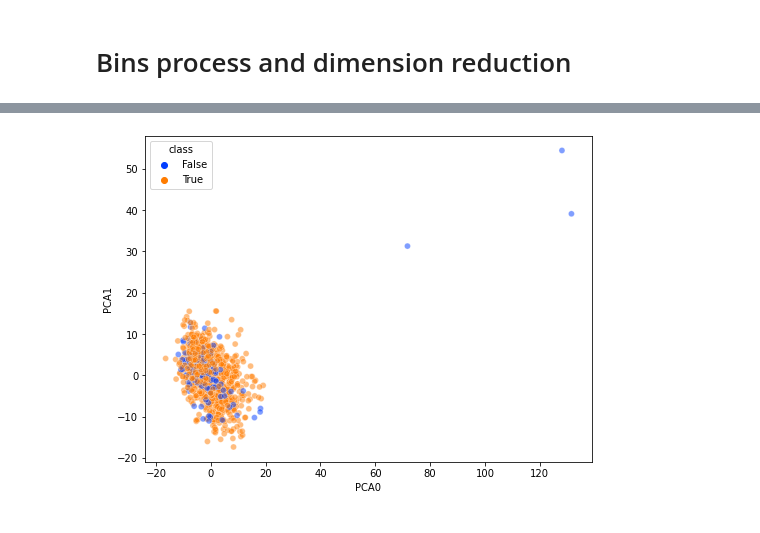
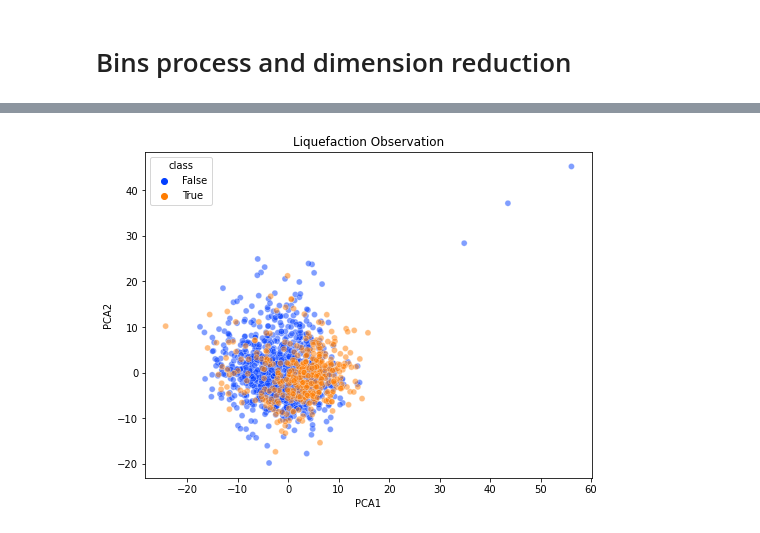
Before and after one commit to chhsiao93/research, a Jupyter notebook: CPT/CPT_profile.ipynb, the cells around one changed output, grey strips where cells are left out. Saved outputs shown, nothing was run; the diff lists cells and outputs as text; code cells hidden in the pictures.

Commit message:
Update highlight plots

```diff
--- a/CPT/CPT_profile.ipynb
+++ b/CPT/CPT_profile.ipynb
@@ -76,5 +82,5 @@ print(f'{len(obs_df)} CPT data are left')
 # %%
-df = df[df.NZGDID.isin(obs_df.CGDID)]
-obs_df = obs_df[obs_df.CGDID.isin(df.NZGDID.unique())]
+df = df[df.NZGDID.isin(obs_df.TTGDID)]
+obs_df = obs_df[obs_df.TTGDID.isin(df.NZGDID.unique())]
 print(f'{len(df.NZGDID.unique())} CPT data are finally selected')
 # %% [output]
@@ -124,6 +130,7 @@ def CPT_interpret(qc, fs, gamma, depth, GWT):
     #total_stress = gamma*depth
     u = gamma_w * np.clip((depth - GWT), a_min=0, a_max=None)
     eff_stress = total_stress - u
+    eff_stress = np.clip(eff_stress, a_min=0.001, a_max=None)
 
     n_new = np.ones(len(qc))
     n_old = np.zeros(len(qc))
@@ -179,7 +186,7 @@ df['qc1ncs'] = 0
 df['Ic'] = 0
 # %%
 for row in tqdm(obs_df.iterrows(), total=obs_df.shape[0]):
-    ID = row[1]['CGDID']
+    ID = row[1]['TTGDID']
     GWT = row[1]['Measured_D']
     qc1ncs, Ic, isConverge = CPT_interpret(df.qc[df.NZGDID==ID],
                                df.fs[df.NZGDID==ID],
@@ -361,6 +354,6 @@ plt.show()
 # %%
 pca_df = pd.DataFrame(data=pipeline.transform(binned_data.iloc[:,:-1]),columns=['PCA'+str(x) for x in range(n_components)])
-pca_df['class'] = binned_data['class'].values!=3
+pca_df['class'] = binned_data['class'].values>2
 pca_df.head()
 # %% [output]
 |  | PCA0 | PCA1 | PCA2 | PCA3 | PCA4 | PCA5 | PCA6 | PCA7 | PCA8 | PCA9 | class |
@@ -372,6 +380,8 @@ pca_df.head()
 # %%
-fig = sns.scatterplot(data=pca_df, x="PCA0", y="PCA1", hue='class',palette="bright", alpha=0.5)
+fig = sns.scatterplot(data=pca_df, x="PCA1", y="PCA2", hue='class',palette="bright", alpha=0.5)
 fig.figure.set_size_inches(8,6)
-#plt.savefig('PCA4.png')
+plt.title('Liquefaction Observation')
+
+plt.savefig('PCA4.png')
 # %% [output]
-[figure, old version]
+[figure, new version]
```
Also changed, not shown: parts of 18 cells of this notebook.
